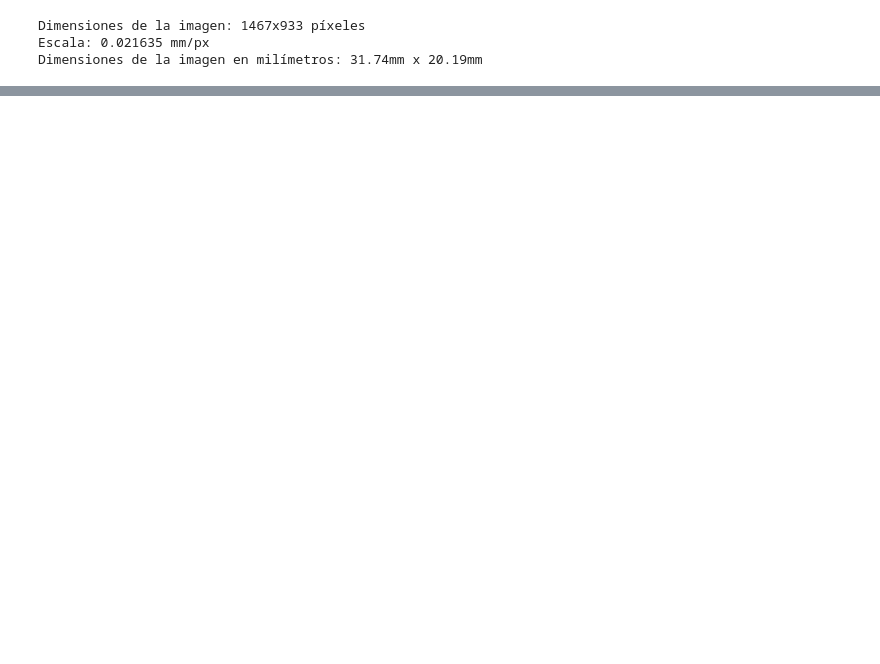
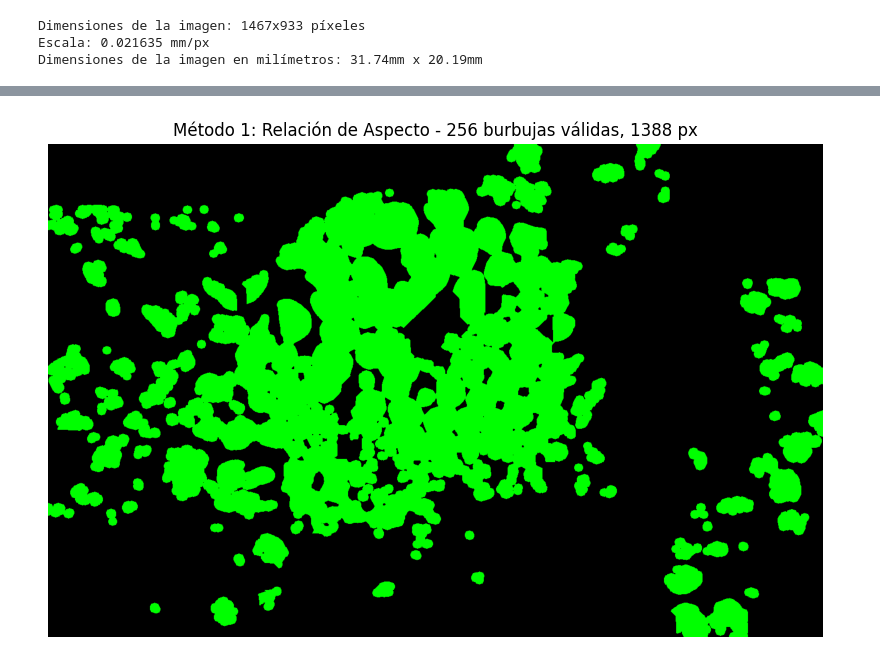
Before and after one commit to CarlosGarcia-YK/Polimery_Artificial_Vision, a Jupyter notebook: Method2.ipynb, the cells around one changed output, grey strips where cells are left out. Saved outputs shown, nothing was run; the diff lists cells and outputs as text; code cells hidden in the pictures; blank space fills up the shorter version.

```diff
--- a/Method2.ipynb
+++ b/Method2.ipynb
@@ -95,0 +102,24 @@ plt.show()
+# %%
+# Método 1: Relación de Aspecto
+valid_count_aspect_ratio = 0
+colored_result_aspect_ratio = np.zeros((labels.shape[0], labels.shape[1], 3), dtype=np.uint8)
+
+for lbl in range(1, num_labels + 1):
+    mask = (labels == lbl).astype(np.uint8)
+    area_px = cv2.countNonZero(mask)
+    x, y, w, h = cv2.boundingRect(mask)
+    aspect_ratio = w / h if h > 0 else 0
+
+    # Filtrar por relación de aspecto
+    if 0.7 <= aspect_ratio:  # Rango para formas casi circulares
+        valid_count_aspect_ratio += 1
+        color = (0, 255, 0)  # Verde para las burbujas válidas
+        colored_result_aspect_ratio[labels == lbl] = color
+
+plt.figure(figsize=(10, 10))
+plt.imshow(cv2.cvtColor(colored_result_aspect_ratio, cv2.COLOR_BGR2RGB))
+plt.title(f"Método 1: Relación de Aspecto - {valid_count_aspect_ratio} burbujas válidas, {area_px} px")
+plt.axis('off')
+plt.show()
+# %% [output]
+[figure, added]
```
Also changed, not shown: parts of 5 cells of this notebook.
